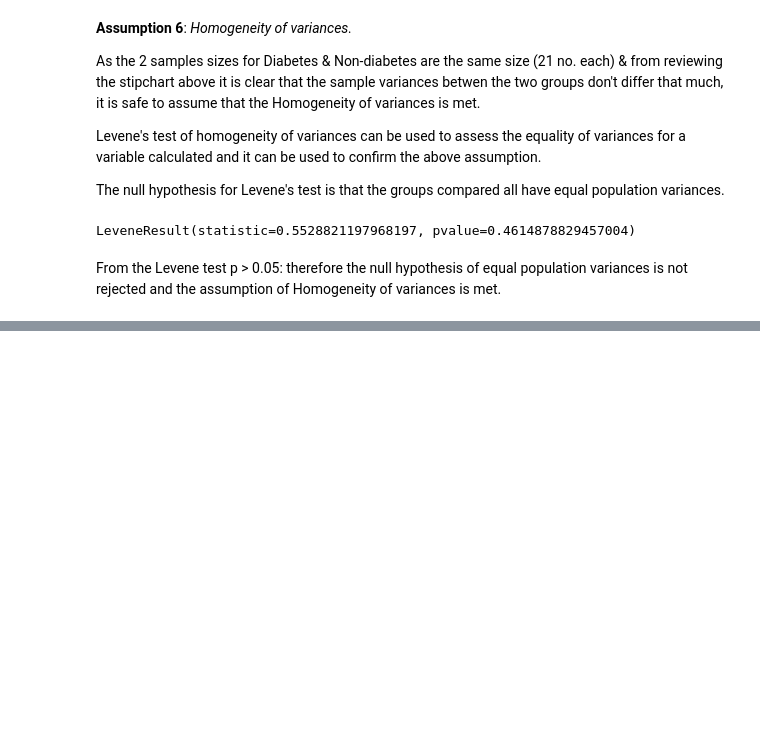
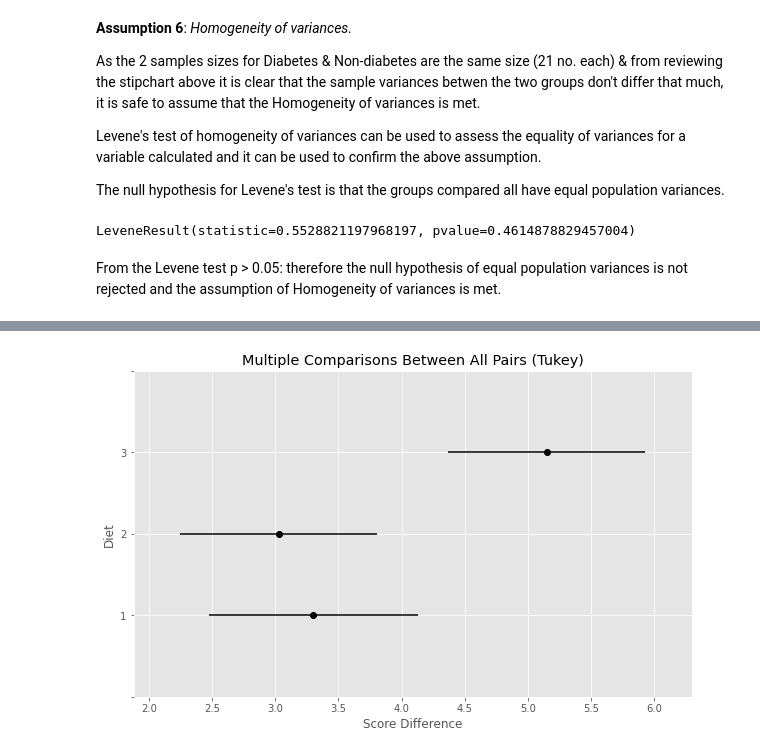
Before and after one commit to PaulSweeney89/ML-S_2021, a Jupyter notebook: scipy-stats.ipynb, the cells around one changed output, grey strips where cells are left out. Drawn from its saved outputs; the diff is of its cells as text; code cells hidden in the pictures; blank space fills up the shorter version.

```diff
--- a/scipy-stats.ipynb
+++ b/scipy-stats.ipynb
@@ -316,0 +479,4 @@ T-tests & ANOVA will provide the same results where only two samples are under c
+# %%
+comp = mc.MultiComparison(df_1["weightloss"], df_1["Diet"])
+post_hoc_res = comp.tukeyhsd()
+post_hoc_res.summary()
@@ -316,0 +489,5 @@ T-tests & ANOVA will provide the same results where only two samples are under c
+# %%
+post_hoc_res.plot_simultaneous(ylabel= "Diet", xlabel= "Score Difference")
+plt.show()
+# %% [output]
+[figure, added]
```
Also changed, not shown: parts of 39 cells of this notebook, 2 other files.
